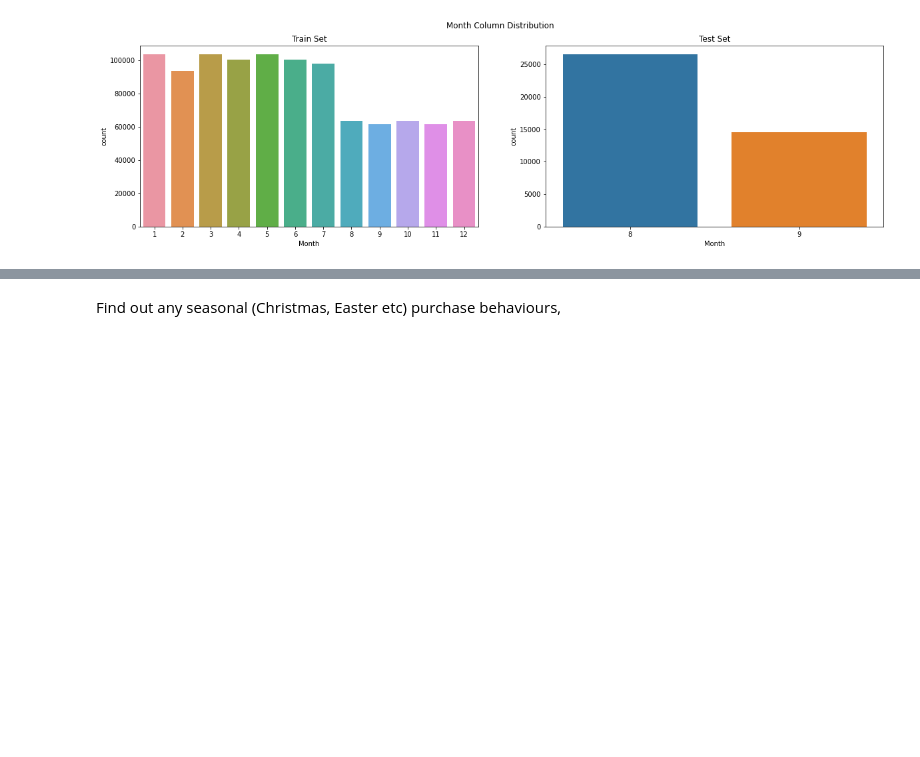
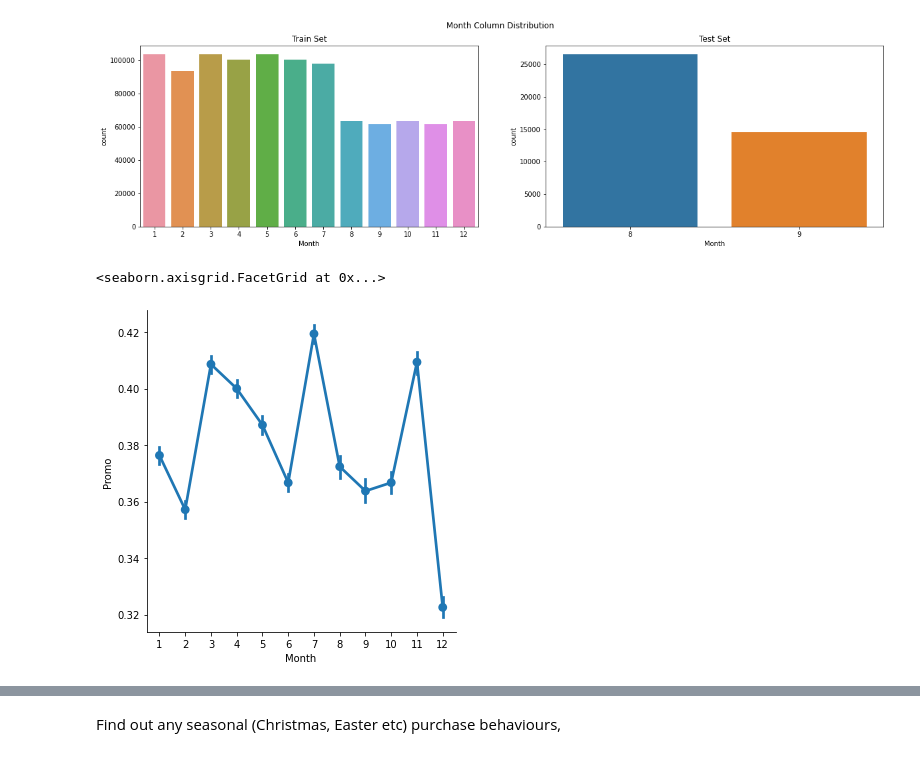
Before and after one commit to SameC137/Rosmann_Sales, a Jupyter notebook: notebooks/DataExploration.ipynb, the cells around one changed output, grey strips where cells are left out. Drawn from its saved outputs; the diff is of its cells as text; code cells hidden in the pictures; blank space fills up the shorter version.

```diff
--- a/notebooks/DataExploration.ipynb
+++ b/notebooks/DataExploration.ipynb
@@ -138,3 +144,8 @@ Check for seasonality in both training and test sets - are the seasons similar b
 bar_plot(train_dates,test_dates,"Train","Test","Month")
 # %% [output]
 [figure]
+# %%
+sns.factorplot(data = train, x ="Month", y = "Promo")
+# %% [output]
+<seaborn.axisgrid.FacetGrid at 0x...>
+[figure, added]
```
Also changed, not shown: parts of 45 cells of this notebook.
